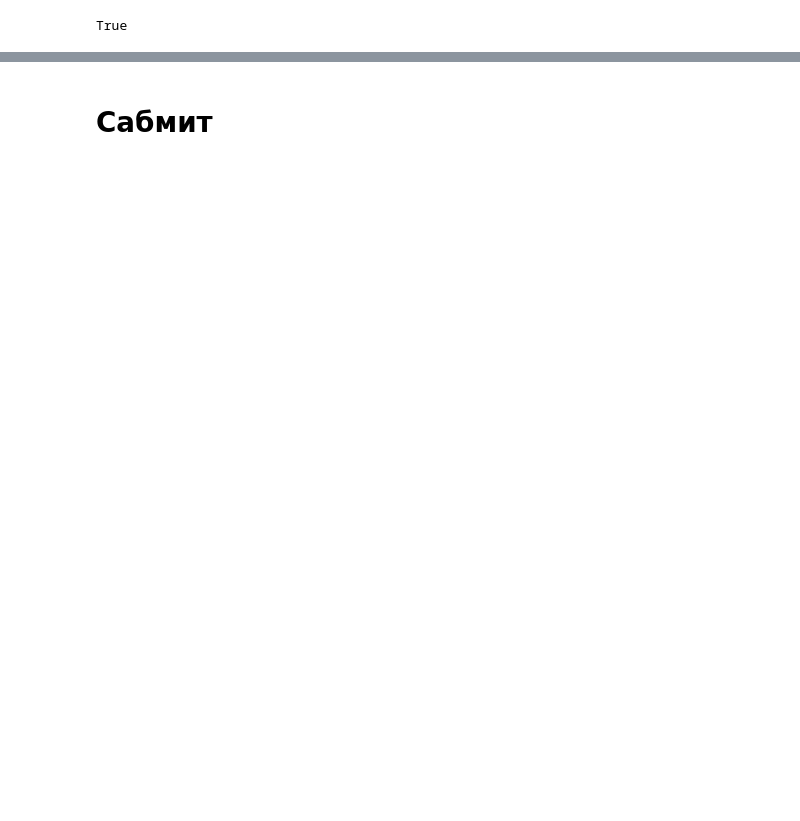
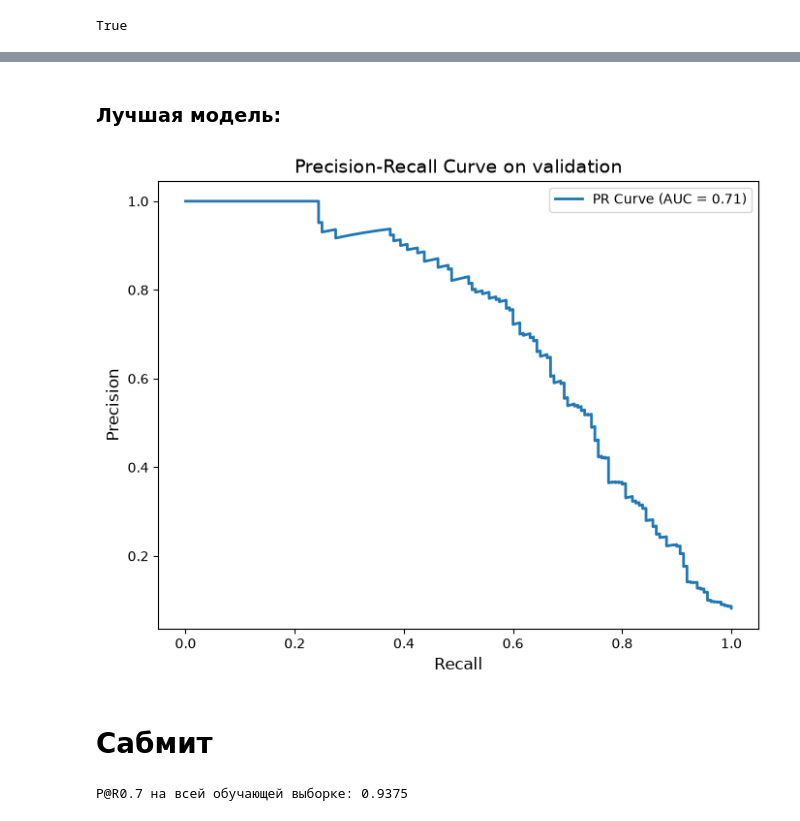
Before and after one commit to olegenok03/Avito_Bootcamp-Autumn_2026, a Jupyter notebook: bot_classifier.ipynb, the cells around one changed output, grey strips where cells are left out. Saved outputs shown, nothing was run; the diff lists cells and outputs as text; code cells hidden in the pictures; blank space fills up the shorter version.

```diff
--- a/bot_classifier.ipynb
+++ b/bot_classifier.ipynb
@@ -1340,2 +1415,36 @@ P@R0.7 на валидации: 1.0
+# %% [markdown]
+### Лучшая модель:
+# %%
+from sklearn.metrics import auc, precision_recall_curve
+
+params = main_params
+params.update(study.best_params)
+
+model = CatBoostClassifier(**params)
+model.fit(Xtr.loc[~is_valid, cols], ytr[~is_valid])
+
+preds = model.predict_proba(Xtr.loc[is_valid, cols])[:, 1]
+
+precision, recall, _ = precision_recall_curve(ytr[is_valid], preds)
+
+pr_auc = auc(recall, precision)
+
+# Строим график
+plt.figure(figsize=(8, 6))
+plt.plot(recall, precision, label=f'PR Curve (AUC = {pr_auc:.2f})', linewidth=2)
+plt.xlabel('Recall', fontsize=12)
+plt.ylabel('Precision', fontsize=12)
+plt.title('Precision-Recall Curve on validation', fontsize=14)
+plt.legend()
+plt.show()
+# %% [output]
+[figure, added]
 # %% [markdown]
 # Сабмит
+# %%
+model.fit(Xtr[cols], ytr)
+
+p_va = model.predict_proba(Xtr[cols])[:, 1]
+print('P@R0.7 на всей обучающей выборке:', round(precision_at_recall(ytr, p_va), 4))
+# %% [output]
+P@R0.7 на всей обучающей выборке: 0.9375
```
Also changed, not shown: parts of 14 cells of this notebook, 2 other files.
